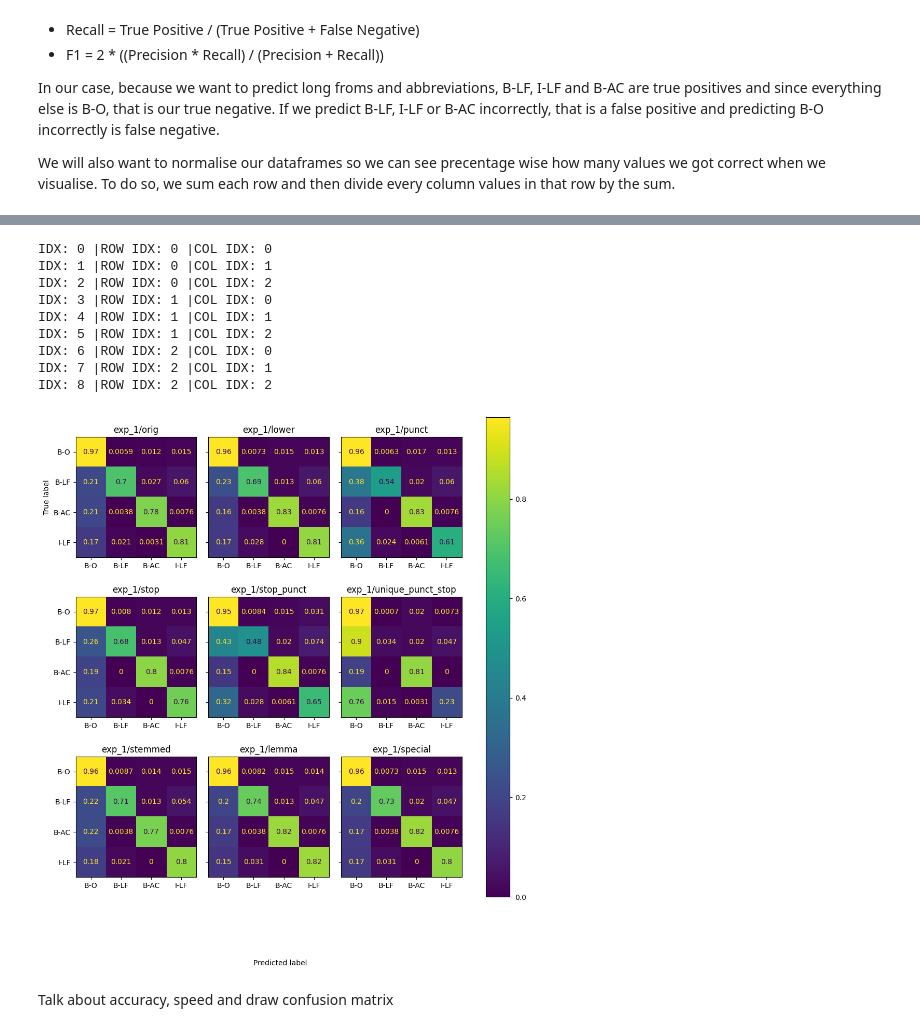
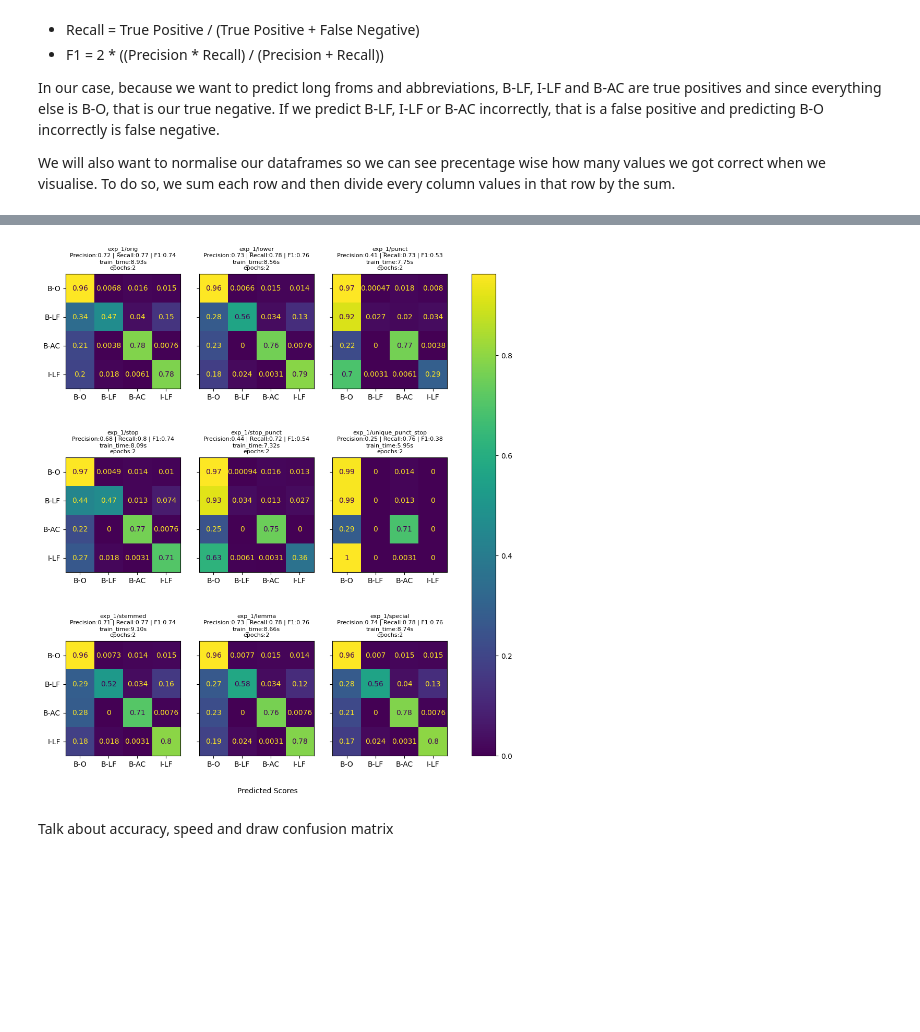
Before and after one commit to OliverKrieger/COM3029---NLP, a Jupyter notebook: cw/report/report_notebook.ipynb, the cells around one changed output, grey strips where cells are left out. Saved outputs shown, nothing was run; the diff lists cells and outputs as text; code cells hidden in the pictures; blank space fills up the shorter version.

Commit message:
better graphs for exp 1

```diff
--- a/cw/report/report_notebook.ipynb
+++ b/cw/report/report_notebook.ipynb
@@ -598,13 +598,13 @@ model_checkpoint = "distilbert-base-uncased"
 
 # train_model = AutoModelForTokenClassification.from_pretrained(model_checkpoint, num_labels=len(label_list), id2label=id2label, label2id=label2id)
 # %%
-def get_training_args(out_dir:str, learning_rate:float=2e-5, batch_size:int=16) -> TrainingArguments:
+def get_training_args(out_dir:str, learning_rate:float=2e-5, batch_size:int=16, epochs:int=2) -> TrainingArguments:
     return TrainingArguments(
         output_dir=out_dir,
         learning_rate=learning_rate,
         per_device_train_batch_size=batch_size,
         per_device_eval_batch_size=batch_size,
-        num_train_epochs=2, # number of epochs to train, can be overriden by max steps
+        num_train_epochs=epochs, # number of epochs to train, can be overriden by max steps
         weight_decay=0.01, # The weight decay to apply (if not zero) to all layers except all bias and LayerNorm weights
         evaluation_strategy="epoch", # evaluate at the end of each epoch
         save_strategy="epoch", # can save by epoch, steps or not at all
@@ -739,6 +744,8 @@ def plot_and_metric(plot_df, normalise=True, name="") -> ConfusionMatrixDisplay:
 # %%
 import os
 import shutil
+import time
+
 working_dir = os.getcwd()
 def get_exp_checkpoint(exp_path:str):
     exp_dir:str = os.path.join(working_dir, exp_path)
@@ -761,7 +768,8 @@ def run_train_and_plot_pipeline(
     retrain_model:bool=True,
     train_model_checkpoint_name:str="distilbert-base-uncased", # if we re-train use this
     exp_path:str="exp_test", # otherwise to load data, will use this
-) -> ConfusionMatrixDisplay:
+    epochs:int=2,
+) -> tuple[ConfusionMatrixDisplay, dict, str, dict]:
     label_list:list[str] = train_data_collection.unique_ner_tags
     id2label:dict = train_data_collection.ner_idx2label
     label2id:dict = train_data_collection.ner_label2idx
@@ -789,14 +797,22 @@ def run_train_and_plot_pipeline(
         train_tokenised,
         test_tokenised)
 
+    train_metric = {
+        "retrained":retrain_model,
+        "train_time":"",
+        "epochs":epochs
+    }
     if retrain_model:
+        training_start_time = time.time()
         trainer.train()
+        train_metric["train_time"] = '{:.2f}s'.format(time.time() - training_start_time)
 
     pipeline_df:pd.DataFrame = trained_model_to_dataframe(trainer, validation_data_collection, validation_tokenised, train_data_collection.unique_ner_tags)
-    return plot_and_metric(pipeline_df, name=exp_path), exp_path
+    disp, metric_dict = plot_and_metric(pipeline_df, name=exp_path)
+    return disp, metric_dict, exp_path, train_metric
 # %%
-retrain_exp_1:bool = False
-plots:list[tuple[ConfusionMatrixDisplay, str]] = []
+retrain_exp_1:bool = True
+plots:list[tuple[ConfusionMatrixDisplay, dict, str, dict]] = []
 # %%
 plots.append(run_train_and_plot_pipeline(train_collection_original, retrain_model=retrain_exp_1, exp_path="exp_1/orig"))
 # %% [output]
@@ -891,41 +916,44 @@ F1  0.7956698240866035
 # %%
 import math
 plot_column_num:int = 3
 number_of_plots:int = len(plots)
 plot_row_num:int = math.ceil(number_of_plots/plot_column_num)
 
 fix_size = 12
 
 f, axes = plt.subplots(plot_row_num, plot_column_num, figsize=(fix_size, fix_size), sharey='row')
 idx_row = 0
-for idx, (disp, name) in enumerate(plots):
+for idx, (disp, metric_dict, name, train_dict) in enumerate(plots):
     idx_col = idx % plot_column_num
     if idx != 0 and idx_col == 0:
         idx_row += 1
-    print("IDX:", idx, "|ROW IDX:",idx_row,"|COL IDX:",idx_col)
+
+    title = str(name)+"\n"
+    for idx, (k,v) in enumerate(metric_dict.items()):
+        if idx < len(metric_dict.items())-1:
+            title += str(k)+":"+str(float("{:.2f}".format(v)))+" | "
+        else:
+            title += str(k)+":"+str(float("{:.2f}".format(v)))
+
+    if train_dict["retrained"]:
+        for idx, (k,v) in enumerate(train_dict.items()):
+            if idx != 0:
+                title += "\n"+str(k)+":"+str(v)
+
     disp.plot(ax=axes[idx_row,idx_col])
-    disp.ax_.set_title(name)
+    disp.ax_.set_title(title).set_fontsize(8)
     disp.im_.colorbar.remove()
     disp.ax_.set_xlabel('')
     if idx!=0:
         disp.ax_.set_ylabel('')
 
 
-f.text(0.41, 0.1, 'Predicted label', ha='left')
+f.text(0.41, 0.05, 'Predicted Scores', ha='left')
 # plt.subplots_adjust(wspace=0.40, hspace=0.1)
-plt.subplots_adjust(wspace=0.1, hspace=0)
+plt.subplots_adjust(wspace=0.1, hspace=0.6)
 f.colorbar(disp.im_, ax=axes)
 plt.show()
 # %% [output]
-IDX: 0 |ROW IDX: 0 |COL IDX: 0
-IDX: 1 |ROW IDX: 0 |COL IDX: 1
-IDX: 2 |ROW IDX: 0 |COL IDX: 2
-IDX: 3 |ROW IDX: 1 |COL IDX: 0
-IDX: 4 |ROW IDX: 1 |COL IDX: 1
-IDX: 5 |ROW IDX: 1 |COL IDX: 2
-IDX: 6 |ROW IDX: 2 |COL IDX: 0
-IDX: 7 |ROW IDX: 2 |COL IDX: 1
-IDX: 8 |ROW IDX: 2 |COL IDX: 2
-[figure, old version]
+[figure, new version]
 # %% [markdown]
 Talk about accuracy, speed and draw confusion matrix
```
Also changed, not shown: parts of 11 cells of this notebook.
